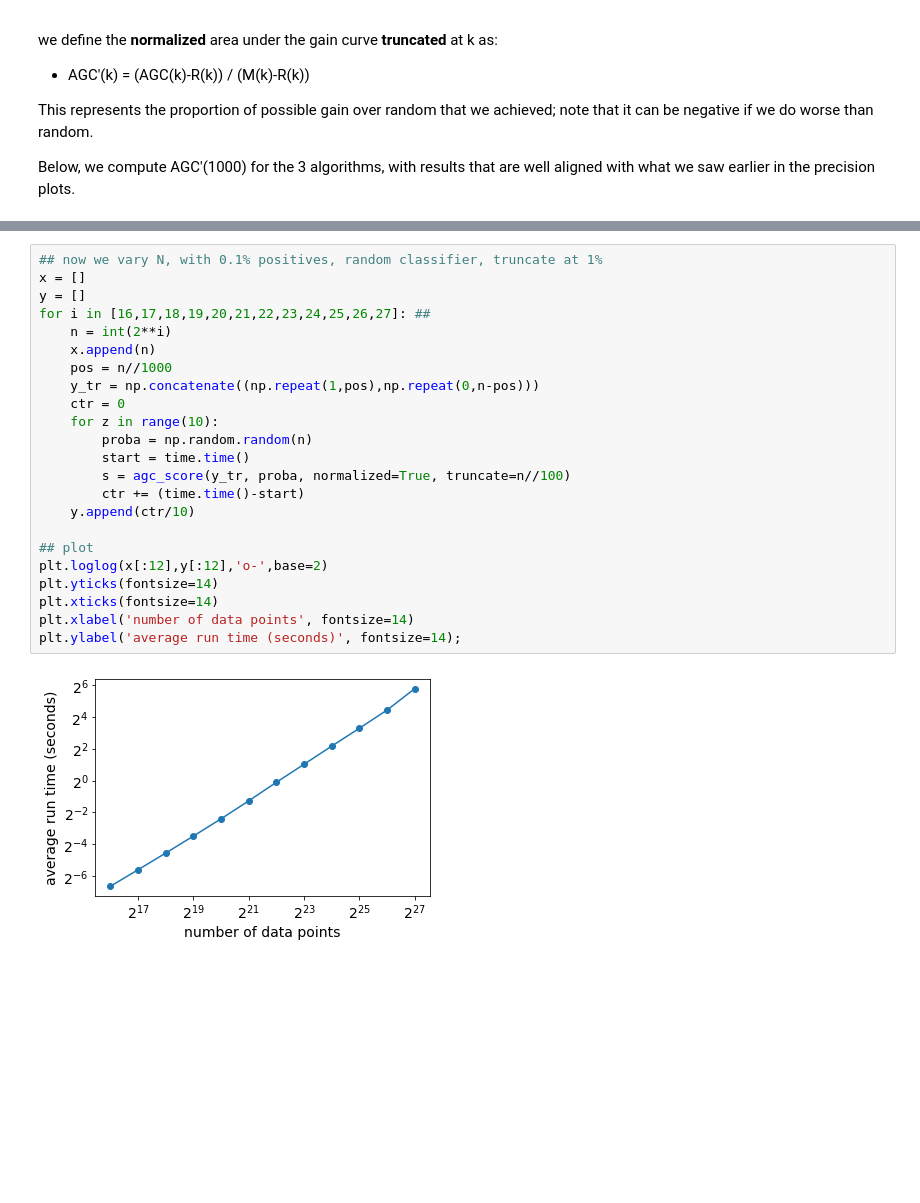
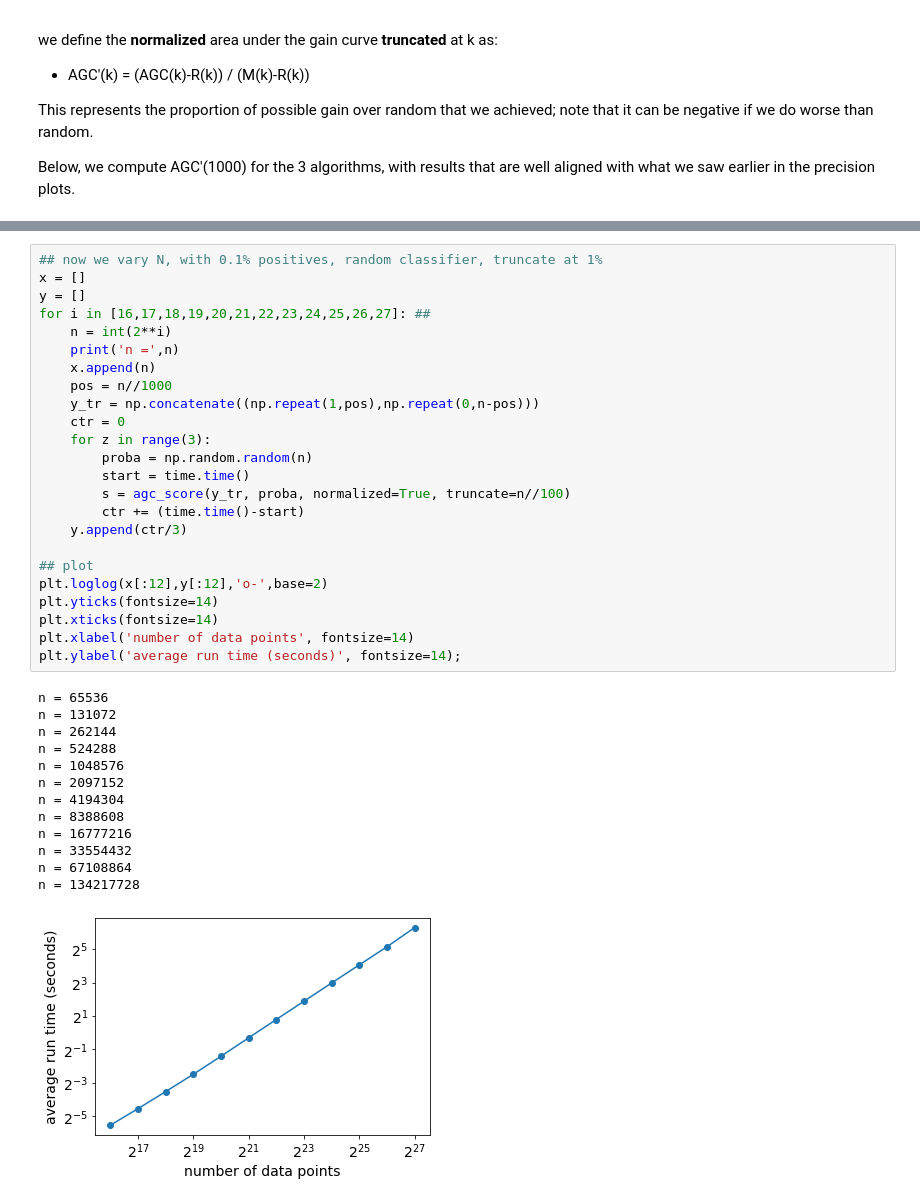
Before and after one commit to ftheberge/agc, a Jupyter notebook: agc/agc_intro.ipynb, the cells around one changed output, grey strips where cells are left out. Cells and saved outputs as stored; diff of their text form; blank space fills up the shorter version.

```diff
--- a/agc/agc_intro.ipynb
+++ b/agc/agc_intro.ipynb
@@ -193,25 +193,38 @@ k = 1000000 : 2.513139247894287 sec
 # %%
 ## now we vary N, with 0.1% positives, random classifier, truncate at 1%
 x = []
 y = []
 for i in [16,17,18,19,20,21,22,23,24,25,26,27]: ##
     n = int(2**i)
+    print('n =',n)
     x.append(n)
     pos = n//1000
     y_tr = np.concatenate((np.repeat(1,pos),np.repeat(0,n-pos)))
     ctr = 0
-    for z in range(10):
+    for z in range(3):
         proba = np.random.random(n)
         start = time.time()
         s = agc_score(y_tr, proba, normalized=True, truncate=n//100)
         ctr += (time.time()-start)
-    y.append(ctr/10)
+    y.append(ctr/3)
 
 ## plot
 plt.loglog(x[:12],y[:12],'o-',base=2)
 plt.yticks(fontsize=14)
 plt.xticks(fontsize=14)
 plt.xlabel('number of data points', fontsize=14)
 plt.ylabel('average run time (seconds)', fontsize=14);
 # %% [output]
+n = 65536
+n = 131072
+n = 262144
+n = 524288
+n = 1048576
+n = 2097152
+n = 4194304
+n = 8388608
+n = 16777216
+n = 33554432
+n = 67108864
+n = 134217728
-[figure, old version]
+[figure, new version]
```
Also changed, not shown: parts of 10 cells of this notebook, 16 other files.
